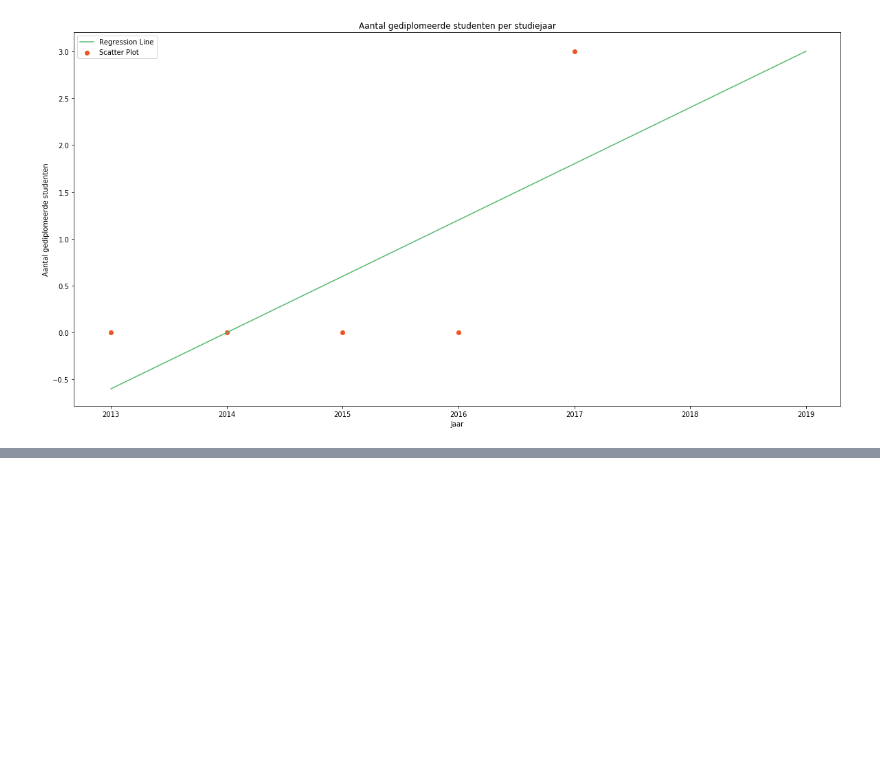
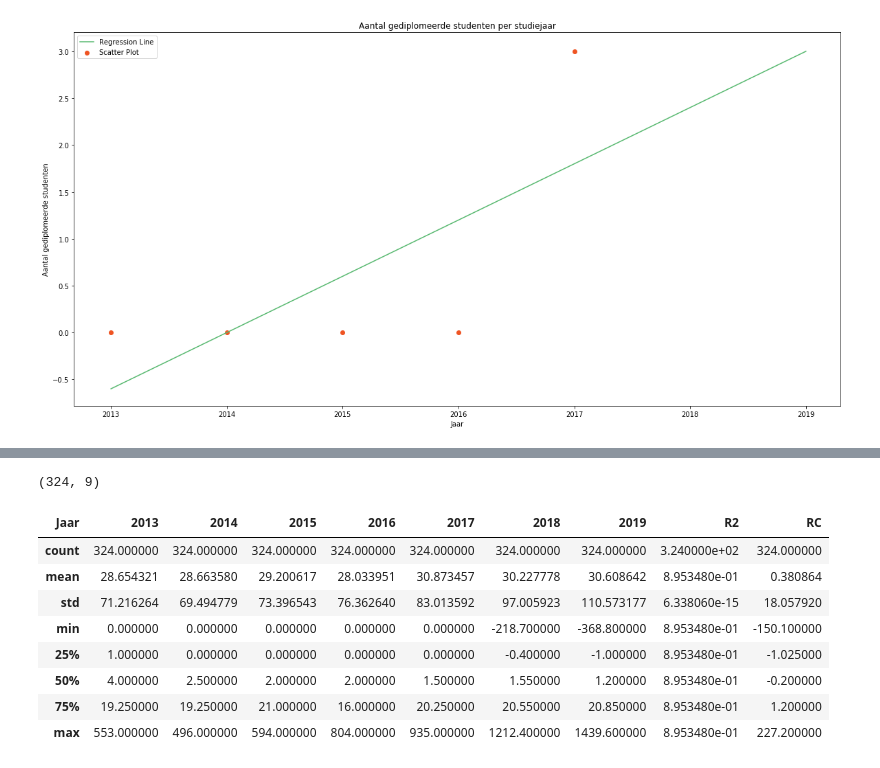
Before and after one commit to simonvdberg/POC, a Jupyter notebook: LocCat-DB-Voorspellend.ipynb, the cells around one changed output, grey strips where cells are left out. Drawn from its saved outputs; the diff is of its cells as text; code cells hidden in the pictures; blank space fills up the shorter version.

```diff
--- a/LocCat-DB-Voorspellend.ipynb
+++ b/LocCat-DB-Voorspellend.ipynb
@@ -578,0 +868,6 @@ datacopy
+# %%
+# Calculate zwolle
+zwolle = calculate(pivotTableZwolle)
+
+# Print zwolle
+zwolle.head()
@@ -578,0 +910,14 @@ datacopy
+# %%
+print(zwolle.shape)
+zwolle.describe()
+# %% [output]
+(324, 9)
+| Jaar | 2013 | 2014 | 2015 | 2016 | 2017 | 2018 | 2019 | R2 | RC |
+| count | 324.000000 | 324.000000 | 324.000000 | 324.000000 | 324.000000 | 324.000000 | 324.000000 | 3.240000e+02 | 324.000000 |
+| mean | 28.654321 | 28.663580 | 29.200617 | 28.033951 | 30.873457 | 30.227778 | 30.608642 | 8.953480e-01 | 0.380864 |
+| std | 71.216264 | 69.494779 | 73.396543 | 76.362640 | 83.013592 | 97.005923 | 110.573177 | 6.338060e-15 | 18.057920 |
+| min | 0.000000 | 0.000000 | 0.000000 | 0.000000 | 0.000000 | -218.700000 | -368.800000 | 8.953480e-01 | -150.100000 |
+| 25% | 1.000000 | 0.000000 | 0.000000 | 0.000000 | 0.000000 | -0.400000 | -1.000000 | 8.953480e-01 | -1.025000 |
+| 50% | 4.000000 | 2.500000 | 2.000000 | 2.000000 | 1.500000 | 1.550000 | 1.200000 | 8.953480e-01 | -0.200000 |
+| 75% | 19.250000 | 19.250000 | 21.000000 | 16.000000 | 20.250000 | 20.550000 | 20.850000 | 8.953480e-01 | 1.200000 |
+| max | 553.000000 | 496.000000 | 594.000000 | 804.000000 | 935.000000 | 1212.400000 | 1439.600000 | 8.953480e-01 | 227.200000 |
```
Also changed, not shown: parts of 50 cells of this notebook.
